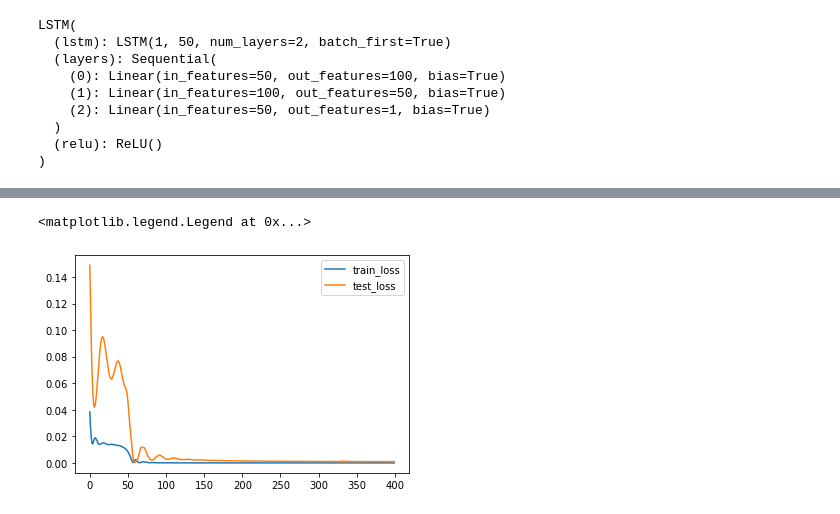
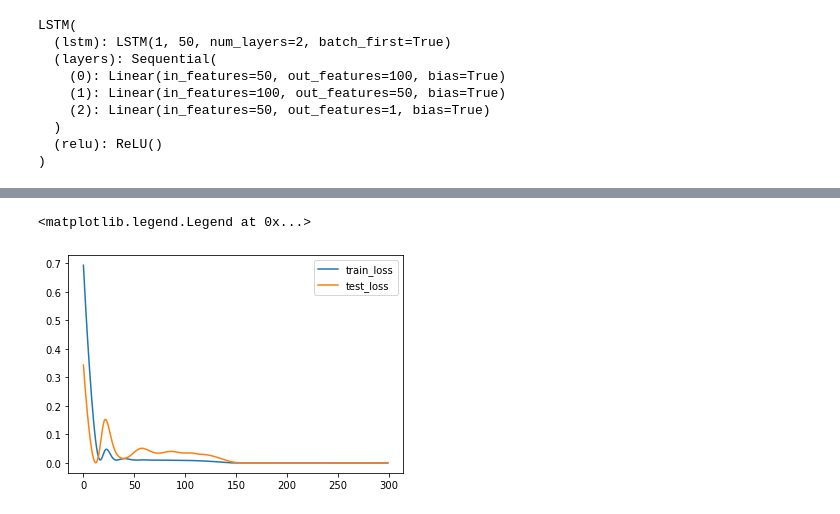
Before and after one commit to ShineySun/Vanishing-Point-Detection, a Jupyter notebook: LSTM/LSTM/lstm_test_single_lane_ver2.ipynb, the cells around one changed output, grey strips where cells are left out. Drawn from its saved outputs; the diff is of its cells as text; code cells hidden in the pictures.

```diff
--- a/LSTM/LSTM/lstm_test_single_lane_ver2.ipynb
+++ b/LSTM/LSTM/lstm_test_single_lane_ver2.ipynb
@@ -197,7 +197,7 @@ datas = []
 for lane_idx, lane_x_points in enumerate(data['lanes'],0):
     curve_vertices = list(filter(lambda xy_pair : xy_pair[0] > 0, zip(lane_x_points, data['h_samples'])))
     datas.append(np.array(curve_vertices))
-    break
+
 
 print(curve_vertices)
 # %% [output]
@@ -205,5 +205,5 @@ print(curve_vertices)
 # %%
-xy = np.array(curve_vertices, dtype=np.float)
+xy = np.array(datas[1], dtype=np.float)
 
 for pt in xy:
     cv2.circle(raw_image, (int(pt[0]), int(pt[1])), radius=5, color = (255,0,0), thickness=5)
@@ -257,5 +257,5 @@ data :
 # %%
-train_size = int(len(data)*0.94)
+train_size = int(len(data)*0.95)
 test_size = len(data) - train_size
 
 print("* total len : {}".format(len(xy)))
@@ -267,6 +267,6 @@ print("* test size : {}".format(test_size))
 * test size : 3
 # %%
-seq_len = 10
+seq_len = 2
 
 train_set = data[:train_size]
 test_set = data[train_size-seq_len:]
@@ -368,7 +368,7 @@ LSTM(
   (relu): ReLU()
 )
 # %%
-epochs = 400
+epochs = 300
 best_loss = 10000000
 
 train_losses = []
@@ -382,6 +382,9 @@ for i in range(epochs):
 
     loss = criterion(predict, train_y_tensor)
 
+#     for i in range(len(predict)):
+#         loss += criterion(predict[i], train_y_tensor[i])*(i+1)*0.007
+
     loss.backward()
     optimizer.step()
 
@@ -390,15 +393,21 @@ for i in range(epochs):
     model.eval()
     with torch.no_grad():
         inference = model.forward(test_x_tensor.view(len(test_x_tensor), seq_len, 1))
-
+#         test_loss = 0
         test_loss = criterion(inference, test_y_tensor)
+#         for j in range(len(inference)):
+#             test_loss += criterion(inference, test_y_tensor)*(j+1)*0.007
         test_losses.append(test_loss.item())
+#         if best_loss > test_loss and i > 400:
+#             break
         if best_loss > test_loss:
             best_loss = test_loss
             print('Train : Epoch {}, Loss {:.5f}'.format(i, loss.item()))
             print('Best Loss : Epoch {}, Loss {:.5f}'.format(i, test_loss.item()))
 
 
+
+
 plt.plot(train_losses)
 plt.plot(test_losses)
 plt.legend(["train_loss", "test_loss"])
@@ -423,5 +432,5 @@ Best Loss : Epoch 59, Loss 0.00049
 <matplotlib.legend.Legend at 0x...>
-[figure, old version]
+[figure, new version]
 # %%
 
 model.eval()
```
Also changed, not shown: parts of 12 cells of this notebook, 23 other files.
